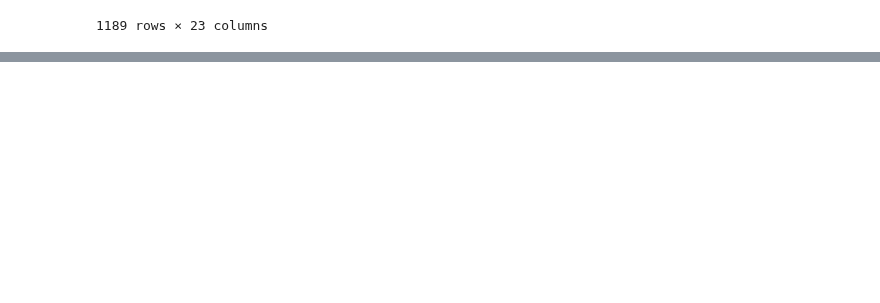
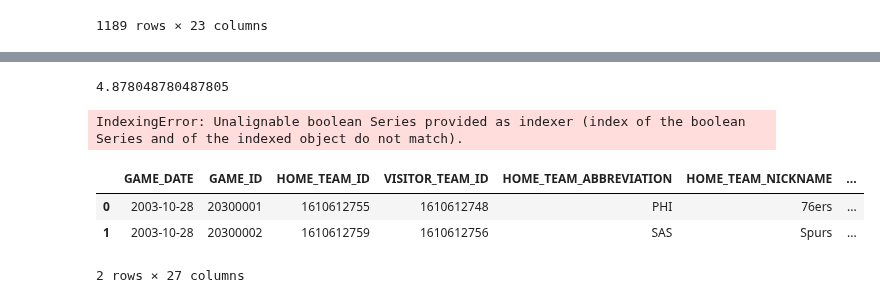
Before and after one commit to robertomanzanolopez/nba_statistics_prediction, a Jupyter notebook: modifing_dataframe.ipynb, the cells around one changed output, grey strips where cells are left out. Saved outputs shown, nothing was run; the diff lists cells and outputs as text; code cells hidden in the pictures; blank space fills up the shorter version.

Commit message:
Added new features to the dataframe.

```diff
--- a/modifing_dataframe.ipynb
+++ b/modifing_dataframe.ipynb
@@ -287,0 +537,11 @@ df_rs_03
+# %%
+#generamos la lista de games ids
+game_ids = list(df_rs_03['GAME_ID'].values)
+#generamos la lista de la columna PERCENT_VIC_UNITL_THIS_GAME_HOME_TEAM
+porcentajes_victorias_team_home_rs_03 = list(map(porcentaje_victorias_home_team, game_ids))
+#generamos la lista de la columna PERCENT_VIC_UNITL_THIS_GAME_VISITOR_TEAM
+porcentajes_victorias_team_visitor_rs_03 = list(map(porcentaje_victorias_visitor_team, game_ids))
+# %%
+#Insertamos los resultados en el dataframe
+df_rs_03['PERCENT_VIC_UNITL_THIS_GAME_HOME_TEAM'] = pd.Series(porcentajes_victorias_team_home_rs_03)
+df_rs_03['PERCENT_VIC_UNITL_THIS_GAME_VISITOR_TEAM'] = pd.Series(porcentajes_victorias_team_visitor_rs_03)
@@ -287,0 +583,5 @@ df_rs_03
+# %%
+# 1)
+df_rs_03['PERCENT_VIC_LAST5_GAMES_HOME_TEAM'] = np.nan
+df_rs_03['PERCENT_VIC_LAST5_GAMES_VISITOR_TEAM'] = np.nan
+df_rs_03
@@ -287,0 +724,21 @@ df_rs_03
+# %%
+porcentaje_victorias_last5_visitor_team(20301189)
+# %% [output]
+4.878048780487805
+# %%
+#generamos la lista de games ids
+game_ids = list(df_rs_03['GAME_ID'].values)
+
+porcentajes_victorias_last5_team_visitor_rs_03 = list(map(porcentaje_victorias_last5_visitor_team, game_ids))
+
+porcentajes_victorias_last5_team_visitor_rs_03
+# %% [output]
+IndexingError: Unalignable boolean Series provided as indexer (index of the boolean Series and of the indexed object do not match).
+# %%
+game_id = 20300002
+df_rs_03[(df_rs_03['GAME_ID'] <= game_id)].tail(5)
+# %% [output]
+|  | GAME_DATE | GAME_ID | HOME_TEAM_ID | VISITOR_TEAM_ID | HOME_TEAM_ABBREVIATION | HOME_TEAM_NICKNAME | ... |
+| 0 | 2003-10-28 | 20300001 | 1610612755 | 1610612748 | PHI | 76ers | ... |
+| 1 | 2003-10-28 | 20300002 | 1610612759 | 1610612756 | SAS | Spurs | ... |
+2 rows × 27 columns
```
Also changed, not shown: parts of 13 cells of this notebook.
